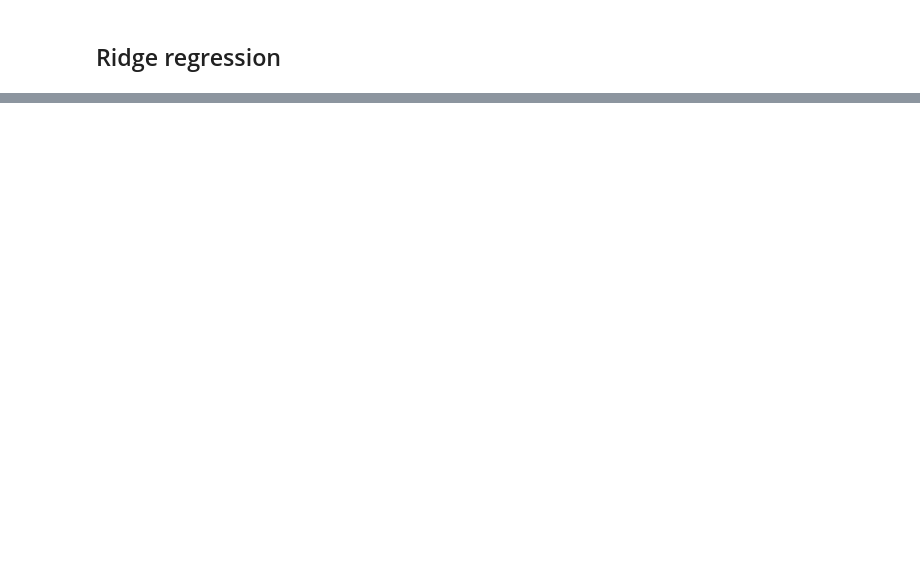
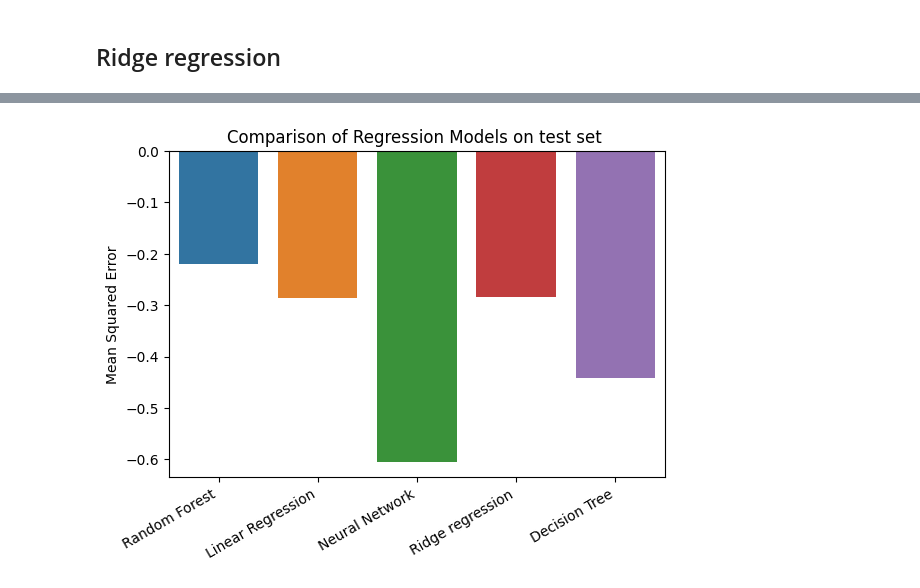
Before and after one commit to StevHenry/code-readability, a Jupyter notebook: regression_pipeline.ipynb, the cells around one changed output, grey strips where cells are left out. Cells and saved outputs as stored; diff of their text form; code cells hidden in the pictures; blank space fills up the shorter version.

```diff
--- a/regression_pipeline.ipynb
+++ b/regression_pipeline.ipynb
@@ -289,8 +284,12 @@ plt.show()
 # %%
+fig = plt.figure()
 sns.barplot(x=['Random Forest', 'Linear Regression', 'Neural Network', 'Ridge regression','Decision Tree'],
-            y = [mse_rf, mse_lr , mse , mse_ridge , mse_dt],
+            y = [-mse_rf, -mse_lr , -mse , -mse_ridge , -mse_dt],
               capsize=10
 )
+fig.autofmt_xdate()
 plt.title('Comparison of Regression Models on test set ')
 plt.ylabel('Mean Squared Error')
 plt.show()
+# %% [output]
+[figure, added]
```
Also changed, not shown: parts of 16 cells of this notebook, 5 other files.
